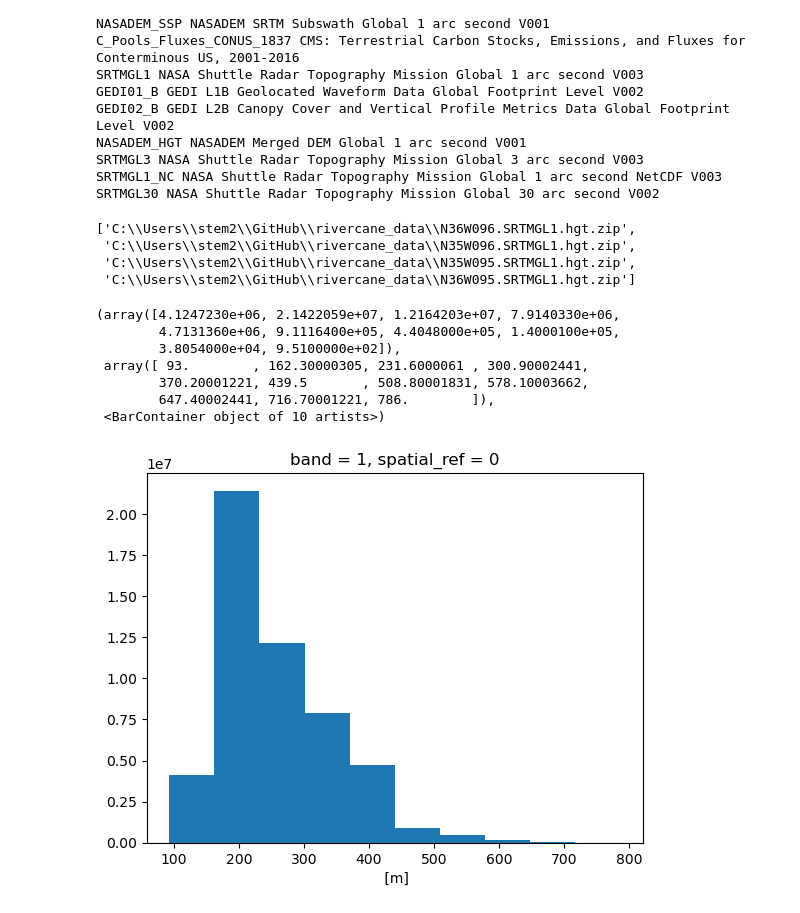
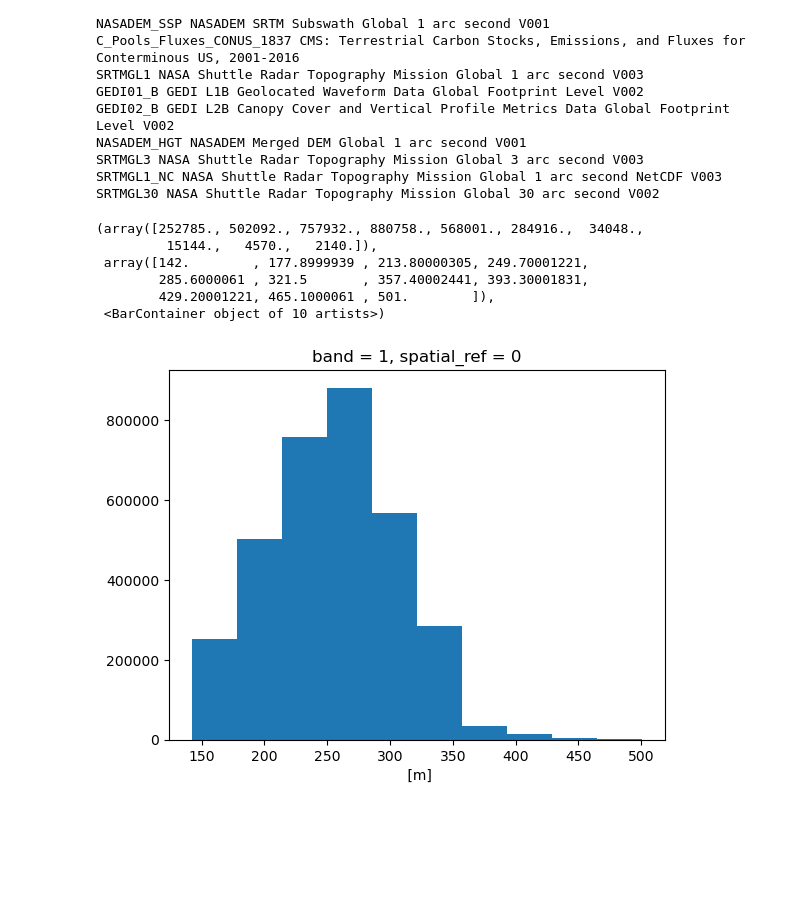
Before and after one commit to BioNCphilic/rivercane, a Jupyter notebook: rivercane_notebooks/rivercane-34-wrangle-elevation.ipynb, the cells around one changed output. Saved outputs shown, nothing was run; the diff lists cells and outputs as text; code cells hidden in the pictures; blank space fills up the shorter version.

```diff
--- a/rivercane_notebooks/rivercane-34-wrangle-elevation.ipynb
+++ b/rivercane_notebooks/rivercane-34-wrangle-elevation.ipynb
@@ -63,26 +62,20 @@ if not glob(ok_srtm_pattern):
     )
     ok_srtm_results = earthaccess.download(ok_srtm_results, data_dir)
-# %%
-ok_srtm_results
-# %% [output]
-['C:\\Users\\stem2\\GitHub\\rivercane_data\\N36W096.SRTMGL1.hgt.zip',
- 'C:\\Users\\stem2\\GitHub\\rivercane_data\\N35W096.SRTMGL1.hgt.zip',
- 'C:\\Users\\stem2\\GitHub\\rivercane_data\\N35W095.SRTMGL1.hgt.zip',
- 'C:\\Users\\stem2\\GitHub\\rivercane_data\\N36W095.SRTMGL1.hgt.zip']
 # %%
+# Extract Oklahoma data and combine into one datafile
 ok_srtm_da_list = []
 for ok_srtm_path in glob(ok_srtm_pattern):
     ok_tile_da = rxr.open_rasterio(ok_srtm_path, mask_and_scale=True).squeeze()
-    ok_srtm_da_list.append(ok_tile_da)
+    ok_cropped_da = ok_tile_da.rio.clip_box(*bounds)
+    ok_srtm_da_list.append(ok_cropped_da)
 
 ok_srtm_da = xr.concat(ok_srtm_da_list, dim='dim_0')
 ok_srtm_da.plot()
 # %% [output]
-(array([4.1247230e+06, 2.1422059e+07, 1.2164203e+07, 7.9140330e+06,
-        4.7131360e+06, 9.1116400e+05, 4.4048000e+05, 1.4000100e+05,
-        3.8054000e+04, 9.5100000e+02]),
- array([ 93.        , 162.30000305, 231.6000061 , 300.90002441,
-        370.20001221, 439.5       , 508.80001831, 578.10003662,
-        647.40002441, 716.70001221, 786.        ]),
+(array([252785., 502092., 757932., 880758., 568001., 284916.,  34048.,
+         15144.,   4570.,   2140.]),
+ array([142.        , 177.8999939 , 213.80000305, 249.70001221,
+        285.6000061 , 321.5       , 357.40002441, 393.30001831,
+        429.20001221, 465.1000061 , 501.        ]),
  <BarContainer object of 10 artists>)
-[figure, old version]
+[figure, new version]
```
Also changed, not shown: parts of 13 cells of this notebook, 3 other files.
